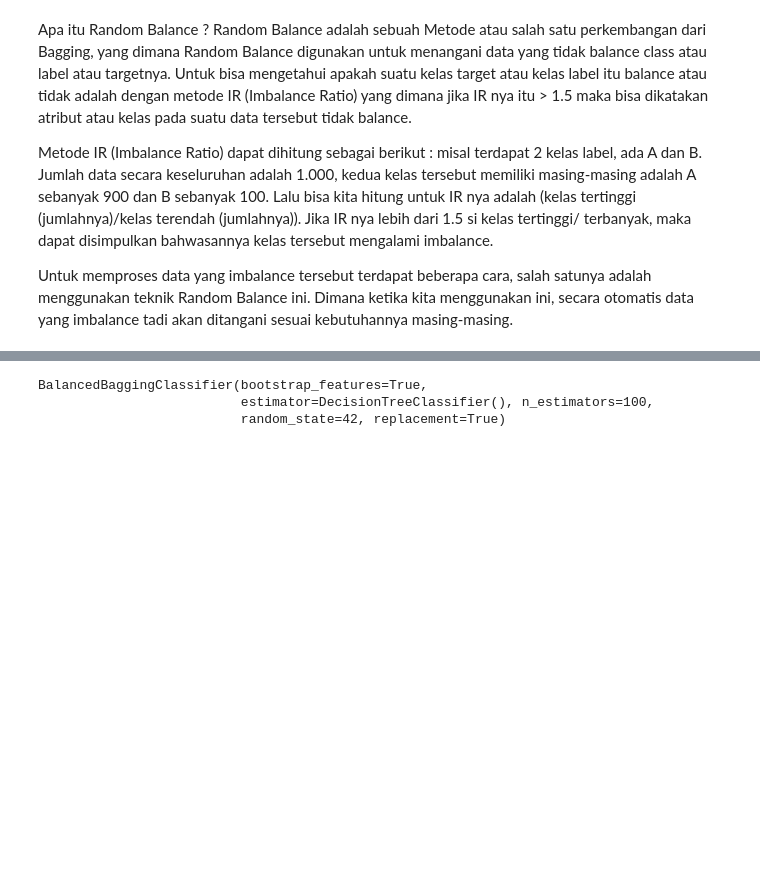
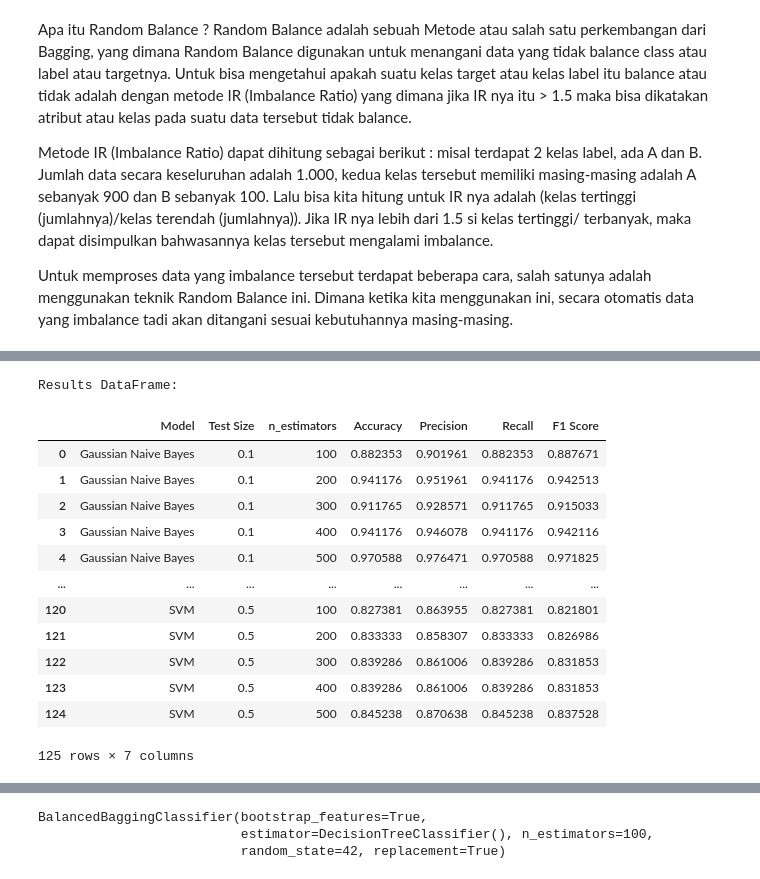
Before and after one commit to rezabdl/Bagging, a Jupyter notebook: bagging.ipynb, the cells around one changed output, grey strips where cells are left out. Saved outputs shown, nothing was run; the diff lists cells and outputs as text; code cells hidden in the pictures; blank space fills up the shorter version.

```diff
--- a/bagging.ipynb
+++ b/bagging.ipynb
@@ -856,0 +862,42 @@ from sklearn.metrics import classification_report, confusion_matrix
+# %%
+# Initialize an empty list to store individual dictionaries
+data_bbc = []
+
+# Iterate through base classifiers
+for name, metrics in results_bbc.items():
+    # Iterate through the list of test sizes
+    for i in range(len(metrics['test_size'])):
+        # Create a dictionary for each row of data_bbc
+        row_data = {
+            'Model': name,
+            'Test Size': metrics['test_size'][i],
+            'n_estimators': metrics['n_estimators'][i],
+            'Accuracy': metrics['accuracy'][i],
+            'Precision': metrics['precision'][i],
+            'Recall': metrics['recall'][i],
+            'F1 Score': metrics['f1_score'][i]
+        }
+        # Append the dictionary to the list
+        data_bbc.append(row_data)
+
+# Create a DataFrame from the list of dictionaries
+hasil_bbc = pd.DataFrame(data_bbc)
+
+# Print DataFrame
+print("Results DataFrame:")
+hasil_bbc
+# %% [output]
+Results DataFrame:
+|  | Model | Test Size | n_estimators | Accuracy | Precision | Recall | F1 Score |
+| 0 | Gaussian Naive Bayes | 0.1 | 100 | 0.882353 | 0.901961 | 0.882353 | 0.887671 |
+| 1 | Gaussian Naive Bayes | 0.1 | 200 | 0.941176 | 0.951961 | 0.941176 | 0.942513 |
+| 2 | Gaussian Naive Bayes | 0.1 | 300 | 0.911765 | 0.928571 | 0.911765 | 0.915033 |
+| 3 | Gaussian Naive Bayes | 0.1 | 400 | 0.941176 | 0.946078 | 0.941176 | 0.942116 |
+| 4 | Gaussian Naive Bayes | 0.1 | 500 | 0.970588 | 0.976471 | 0.970588 | 0.971825 |
+| ... | ... | ... | ... | ... | ... | ... | ... |
+| 120 | SVM | 0.5 | 100 | 0.827381 | 0.863955 | 0.827381 | 0.821801 |
+| 121 | SVM | 0.5 | 200 | 0.833333 | 0.858307 | 0.833333 | 0.826986 |
+| 122 | SVM | 0.5 | 300 | 0.839286 | 0.861006 | 0.839286 | 0.831853 |
+| 123 | SVM | 0.5 | 400 | 0.839286 | 0.861006 | 0.839286 | 0.831853 |
+| 124 | SVM | 0.5 | 500 | 0.845238 | 0.870638 | 0.845238 | 0.837528 |
+125 rows × 7 columns
```
Also changed, not shown: parts of 17 cells of this notebook.
